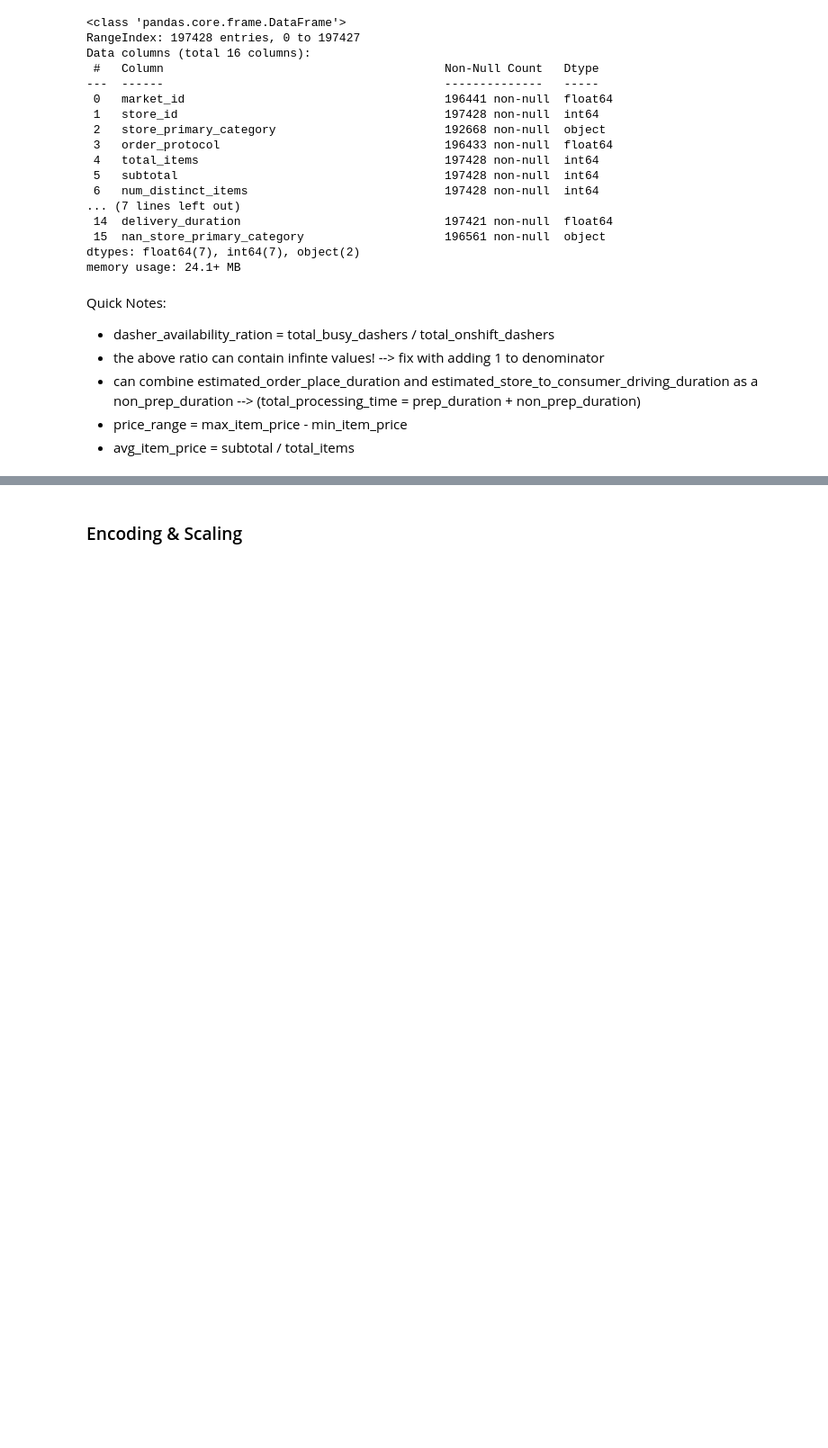
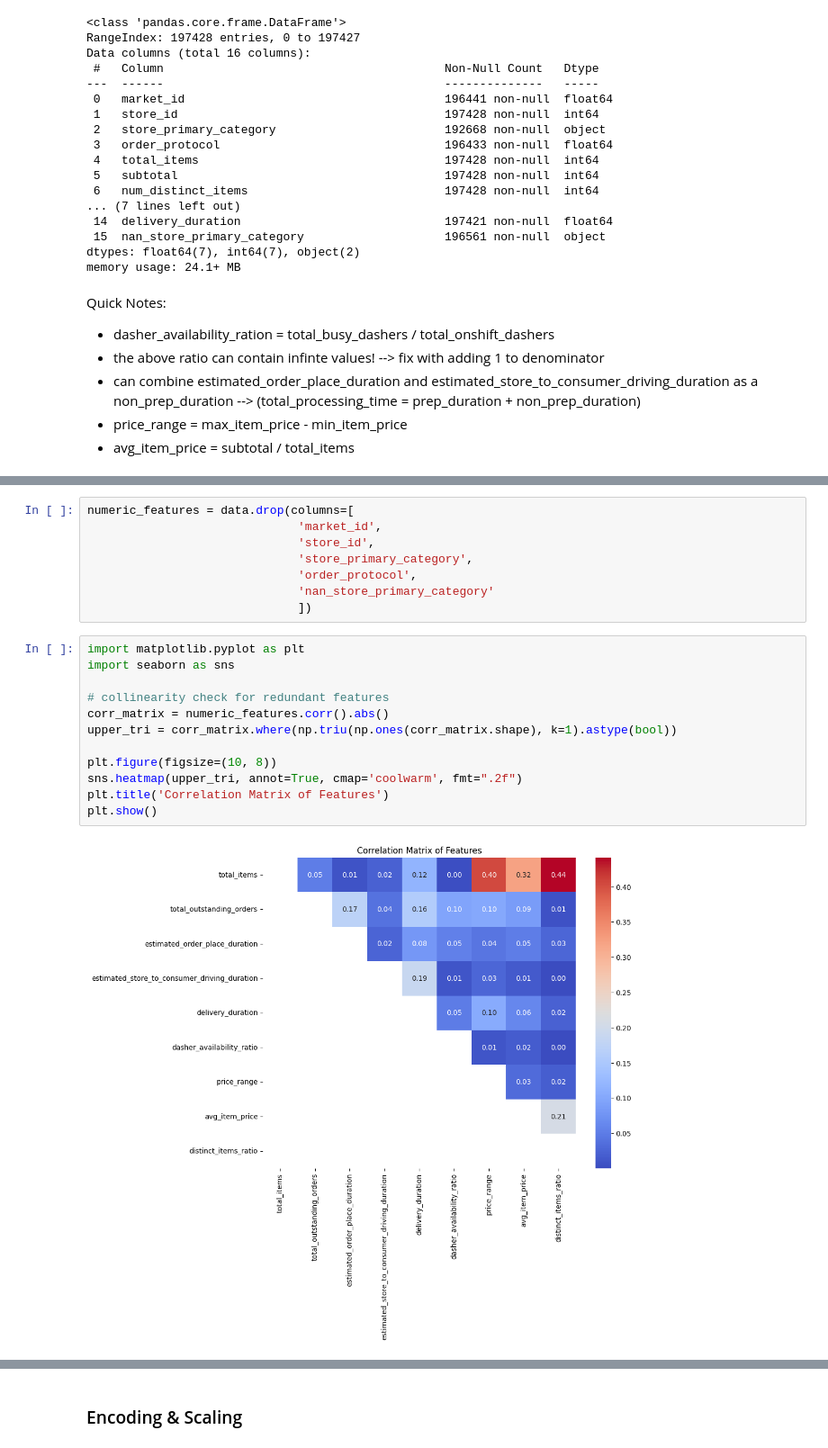
Before and after one commit to torquerxf/Delivery-Duration-Prediction, a Jupyter notebook: doordash_prediction.ipynb, the cells around one changed output, grey strips where cells are left out. Shown: that part at 90% size. Saved outputs shown, nothing was run; the diff lists cells and outputs as text; blank space fills up the shorter version.

```diff
--- a/doordash_prediction.ipynb
+++ b/doordash_prediction.ipynb
@@ -183,0 +228,22 @@ memory usage: 21.1+ MB
+# %%
+numeric_features = data.drop(columns=[
+                              'market_id',
+                              'store_id',
+                              'store_primary_category',
+                              'order_protocol',
+                              'nan_store_primary_category'
+                              ])
+# %%
+import matplotlib.pyplot as plt
+import seaborn as sns
+
+# collinearity check for redundant features
+corr_matrix = numeric_features.corr().abs()
+upper_tri = corr_matrix.where(np.triu(np.ones(corr_matrix.shape), k=1).astype(bool))
+
+plt.figure(figsize=(10, 8))
+sns.heatmap(upper_tri, annot=True, cmap='coolwarm', fmt=".2f")
+plt.title('Correlation Matrix of Features')
+plt.show()
+# %% [output]
+[figure, added]
```
Also changed, not shown: parts of 34 cells of this notebook.
